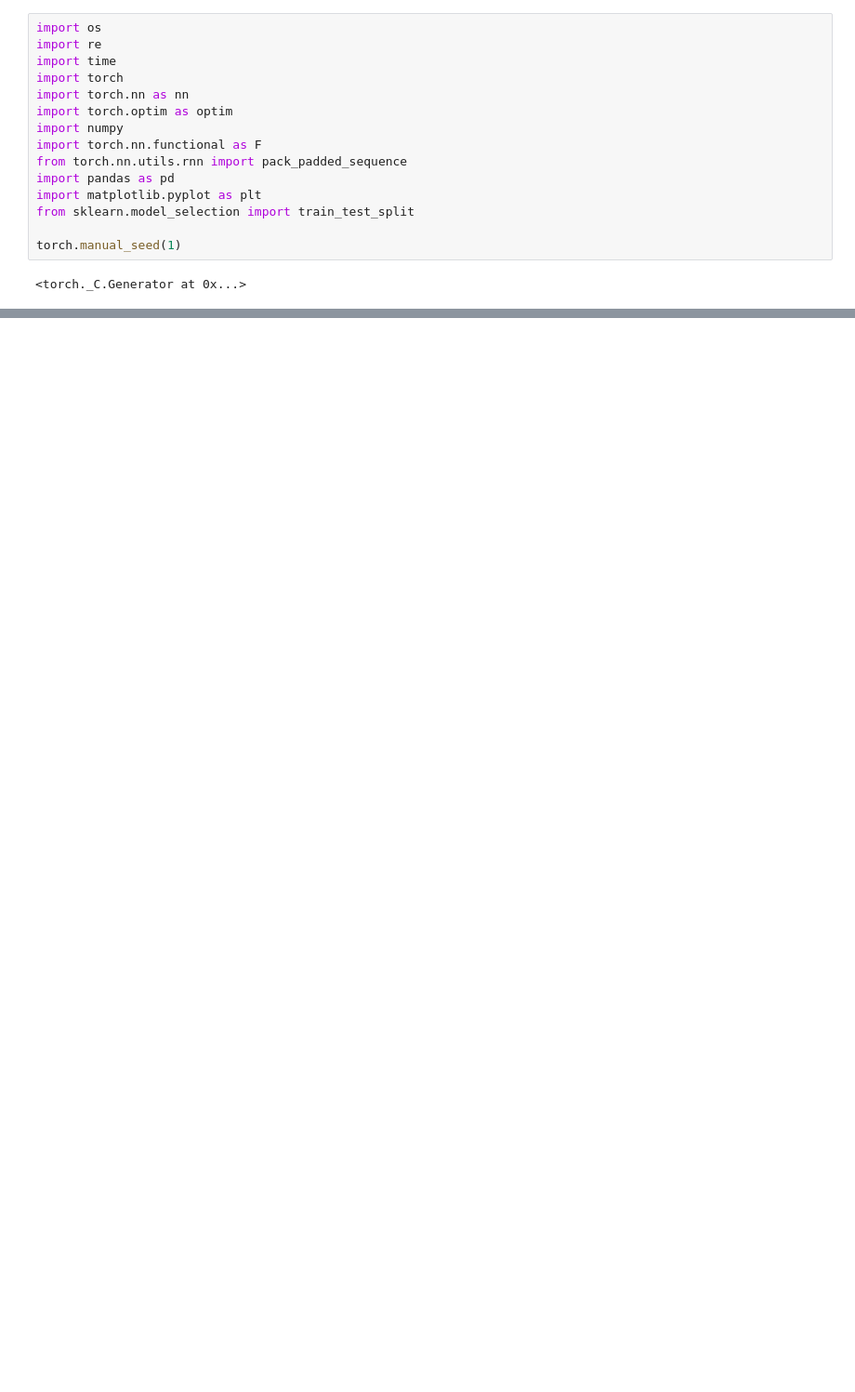
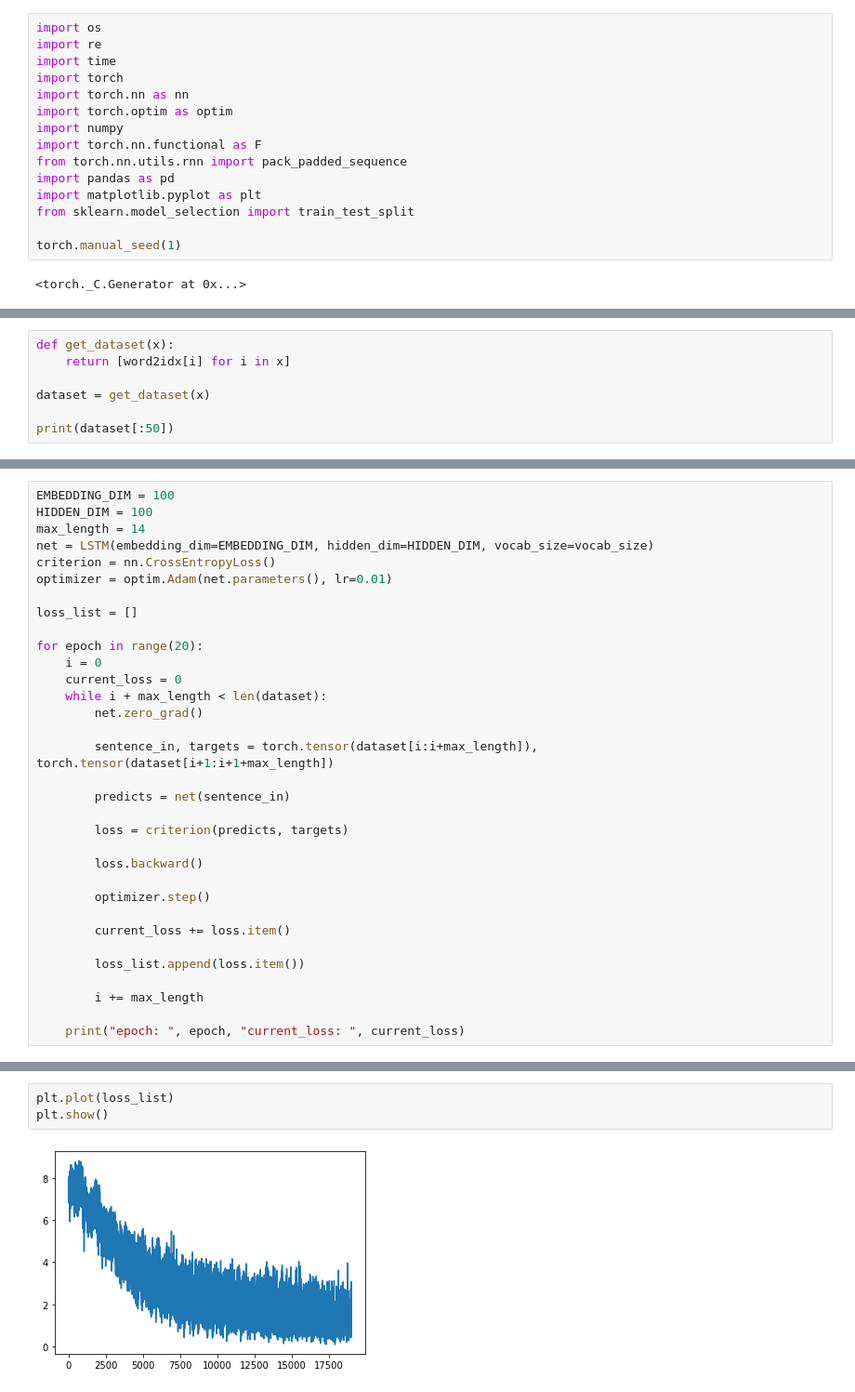
Before and after one commit to FudanNLP/nlp-beginner, a Jupyter notebook: task5/lstm_tang.ipynb, the cells around one changed output, grey strips where cells are left out. Shown at 93% size. Saved outputs shown, nothing was run; the diff lists cells and outputs as text; blank space fills up the shorter version.

```diff
--- a/task5/lstm_tang.ipynb
+++ b/task5/lstm_tang.ipynb
@@ -46,0 +71,7 @@ print(x[:5])
+# %%
+def get_dataset(x):
+    return [word2idx[i] for i in x]
+
+dataset = get_dataset(x)
+
+print(dataset[:50])
@@ -46,0 +118,33 @@ print(x[:5])
+# %%
+EMBEDDING_DIM = 100
+HIDDEN_DIM = 100
+max_length = 14
+net = LSTM(embedding_dim=EMBEDDING_DIM, hidden_dim=HIDDEN_DIM, vocab_size=vocab_size)
+criterion = nn.CrossEntropyLoss()
+optimizer = optim.Adam(net.parameters(), lr=0.01)
+
+loss_list = []
+
+for epoch in range(20):
+    i = 0
+    current_loss = 0
+    while i + max_length < len(dataset):
+        net.zero_grad()
+
+        sentence_in, targets = torch.tensor(dataset[i:i+max_length]), torch.tensor(dataset[i+1:i+1+max_length])
+
+        predicts = net(sentence_in)
+
+        loss = criterion(predicts, targets)
+
+        loss.backward()
+
+        optimizer.step()
+
+        current_loss += loss.item()
+
+        loss_list.append(loss.item())
+
+        i += max_length
+
+    print("epoch: ", epoch, "current_loss: ", current_loss)
@@ -46,0 +172,5 @@ print(x[:5])
+# %%
+plt.plot(loss_list)
+plt.show()
+# %% [output]
+[figure, added]
```
Also changed, not shown: parts of 6 cells of this notebook.
